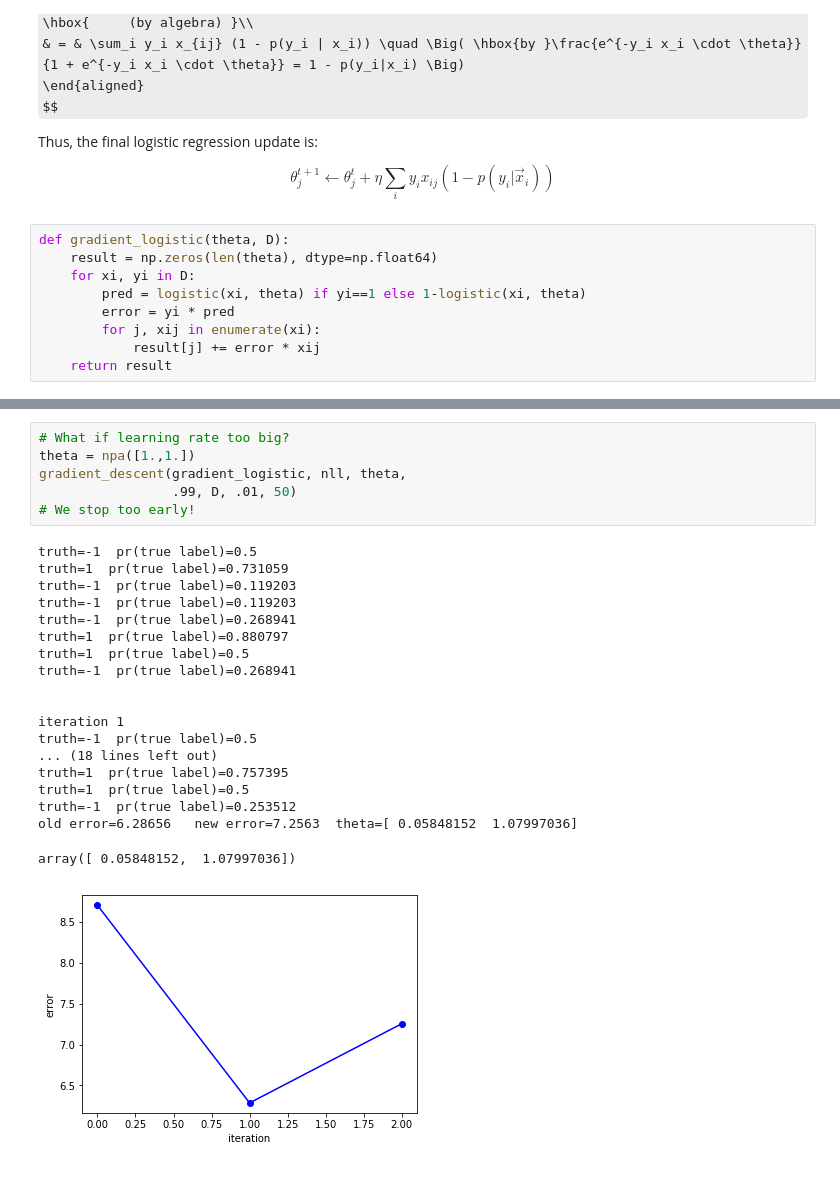
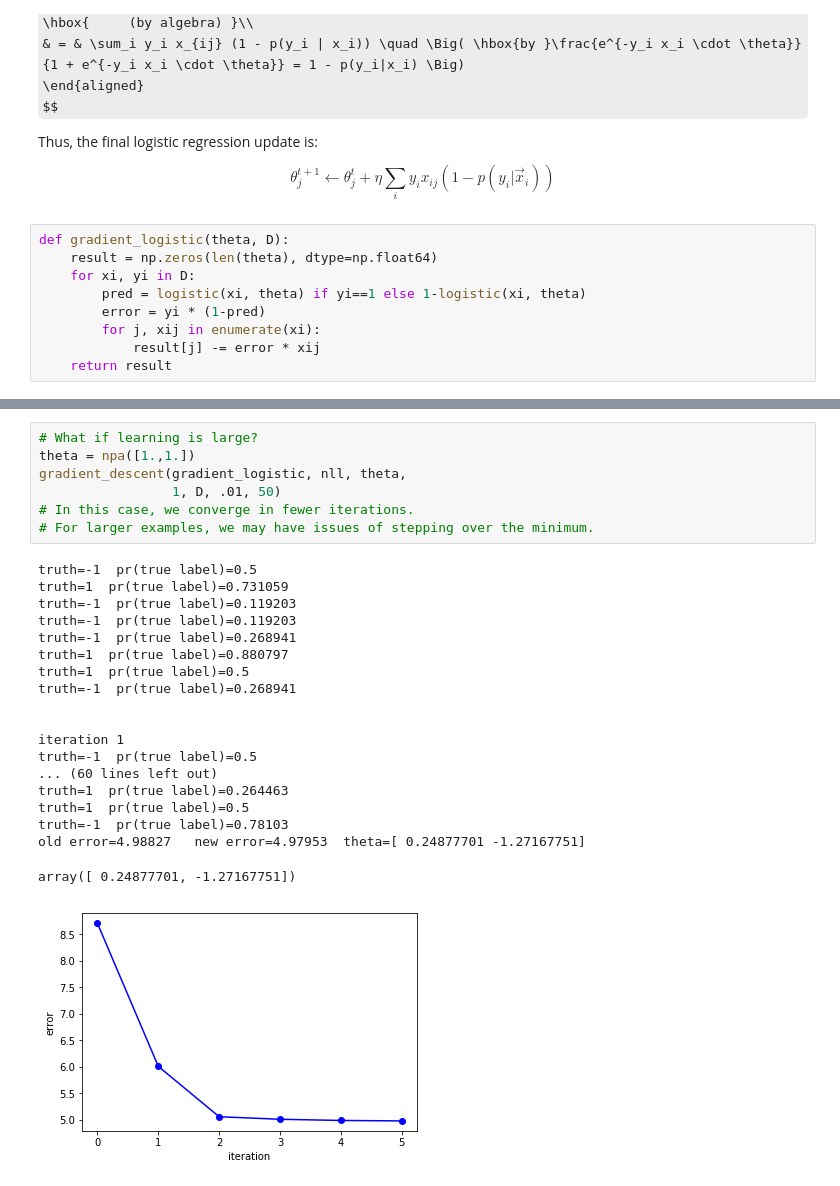
Before and after one commit to iit-cs579/main, a Jupyter notebook: lec/l14/L14.ipynb, the cells around one changed output, grey strips where cells are left out. Saved outputs shown, nothing was run; the diff lists cells and outputs as text; some formulas as TeX source.

```diff
--- a/lec/l14/L14.ipynb
+++ b/lec/l14/L14.ipynb
@@ -454,9 +454,9 @@ def gradient_logistic(theta, D):
     result = np.zeros(len(theta), dtype=np.float64)
     for xi, yi in D:
         pred = logistic(xi, theta) if yi==1 else 1-logistic(xi, theta)
-        error = yi * pred
+        error = yi * (1-pred)
         for j, xij in enumerate(xi):
-            result[j] += error * xij
+            result[j] -= error * xij
     return result
 # %%
 theta = npa([1.,1.])
@@ -485,26 +485,27 @@ array([ 0.08087117,  0.89424926])
 # %%
-# What if learning rate too big?
+# What if learning is large?
 theta = npa([1.,1.])
 gradient_descent(gradient_logistic, nll, theta,
-                 .99, D, .01, 50)
-# We stop too early!
+                 1, D, .01, 50)
+# In this case, we converge in fewer iterations.
+# For larger examples, we may have issues of stepping over the minimum.
 # %% [output]
 truth=-1  pr(true label)=0.5
 truth=1  pr(true label)=0.731059
 truth=-1  pr(true label)=0.119203
 truth=-1  pr(true label)=0.119203
 truth=-1  pr(true label)=0.268941
 truth=1  pr(true label)=0.880797
 truth=1  pr(true label)=0.5
 truth=-1  pr(true label)=0.268941
 
 
 iteration 1
 truth=-1  pr(true label)=0.5
-... (18 lines left out)
-truth=1  pr(true label)=0.757395
+... (60 lines left out)
+truth=1  pr(true label)=0.264463
 truth=1  pr(true label)=0.5
-truth=-1  pr(true label)=0.253512
-old error=6.28656   new error=7.2563  theta=[ 0.05848152  1.07997036]
+truth=-1  pr(true label)=0.78103
+old error=4.98827   new error=4.97953  theta=[ 0.24877701 -1.27167751]
-array([ 0.05848152,  1.07997036])
+array([ 0.24877701, -1.27167751])
-[figure, old version]
+[figure, new version]
```
Also changed, not shown: parts of 17 cells of this notebook, 1 other file.
